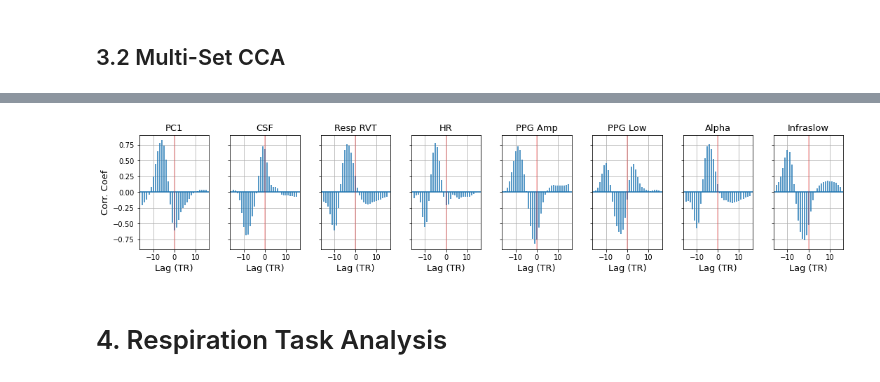
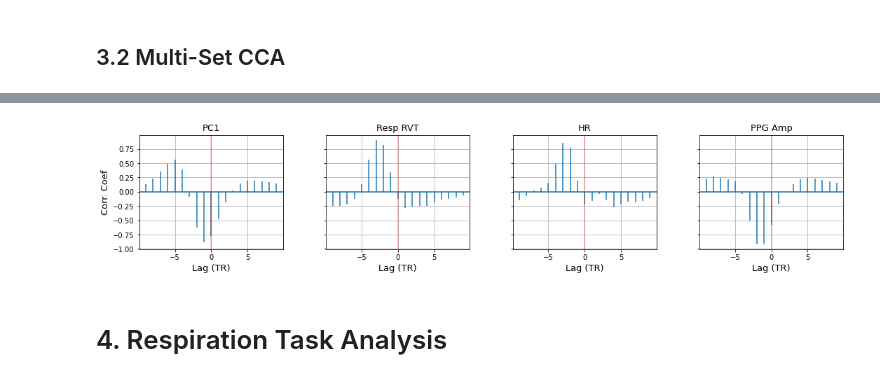
Before and after one commit to tsb46/fmri_arousal, a Jupyter notebook: analysis.ipynb, the cells around one changed output, grey strips where cells are left out. Saved outputs shown, nothing was run; the diff lists cells and outputs as text; code cells hidden in the pictures.

```diff
--- a/analysis.ipynb
+++ b/analysis.ipynb
@@ -162,16 +166,17 @@ physio_label_dict = {
 # %%
 ## Choose:
 # Electrophysio Signals: PPG_LOW_NK, RESP_RVT_NK, PPG_HR_NK, PPG_PEAK_AMP, Alpha, Infraslow, csf, pupil
-e_signal = 'RESP_RVT_NK'
+e_signal = 'pupil'
 
 # dataset = ['chang', 'hcp', 'spreng', 'yale']
-datasets = ['chang', 'hcp']
+datasets = ['yale']
 
-# select time series similarity function ('correlation' or 'mutual_information')
+
+# select time series similarity function ('correlation' or 'distance_correlation')
 corr_func = 'correlation'
 
 # set permutation parameters
-permute=False
+permute=True
 n_perm=100
 ##
 
@@ -399,9 +414,19 @@ physio_dict = {
 }
 
 lag_n = {
-    'chang': 10,
-    'hcp': 20,
-    'spreng': 7
+    'chang': 5,
+    'hcp': 14,
+    'spreng': 4
 }
+
+tmp_label_dict = {
+    'PPG_HR_NK': 'HR',
+    'PPG_LOW_NK': 'PPG Low-Freq',
+    'PPG_PEAK_AMP': 'PPG Amp',
+    'RESP_RVT_NK': 'Resp RVT',
+    'pc1': 'PC1',
+    'csf': 'CSF',
+    'Alpha': 'Alpha EEG'
+}
 # %% [markdown]
 ## 3.2 Multi-Set CCA
@@ -478,28 +523,26 @@ for (j,i),label in np.ndenumerate(corr_mat):
 # %%
 # Plot lags on first canonical component
-cca_pred = mcca.transform(basis_group)
+cca_pred = mcca.transform(basis_concat)
 
-# if (dataset == 'hcp') | (dataset == 'spreng'):
-#     cca_pred = [cca_pred[i]*-1 for i in range(len(physio_labels))]
 
 cca_pred_df = pd.DataFrame(
     np.vstack([cca_pred[i][:,0] for i in range(len(physio_labels))]).T,
     columns = new_labels
 )
 
 fig, axs = plt.subplots(nrows=1, ncols=len(physio_labels), figsize=(18,3), sharey=True, sharex=True)
 fig.subplots_adjust(wspace=0.3)
 
 for i, ax in enumerate(axs):
-    ax.xcorr(data_group[i], cca_pred[i][:, 0], maxlags=lag_n[dataset]+5)
+    ax.xcorr(data_concat[i], cca_pred[i][:, 0], maxlags=lag_n[dataset]+5)
     ax.set_xlabel('Lag (TR)', fontsize=13)
     ax.set_title(new_labels[i], fontsize=13)
     ax.axvline(0, 0, 1, alpha=0.3, color='red')
     if i == 0:
         ax.set_ylabel('Corr. Coef', fontsize=13)
     ax.grid(True)
 # %% [output]
-[figure, old version]
+[figure, new version]
 # %% [markdown]
 # 4. Respiration Task Analysis
 # %% [markdown]
```
Also changed, not shown: parts of 68 cells of this notebook, 1 other file.
